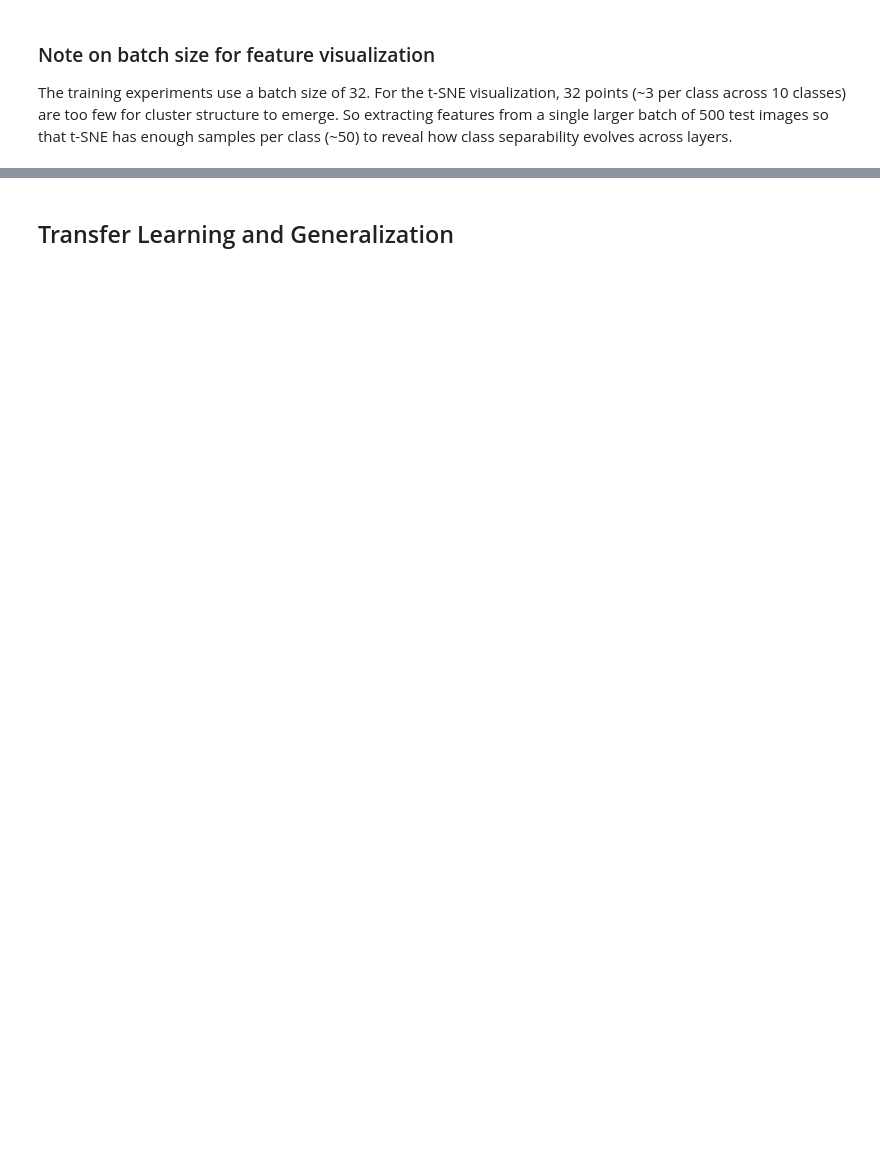
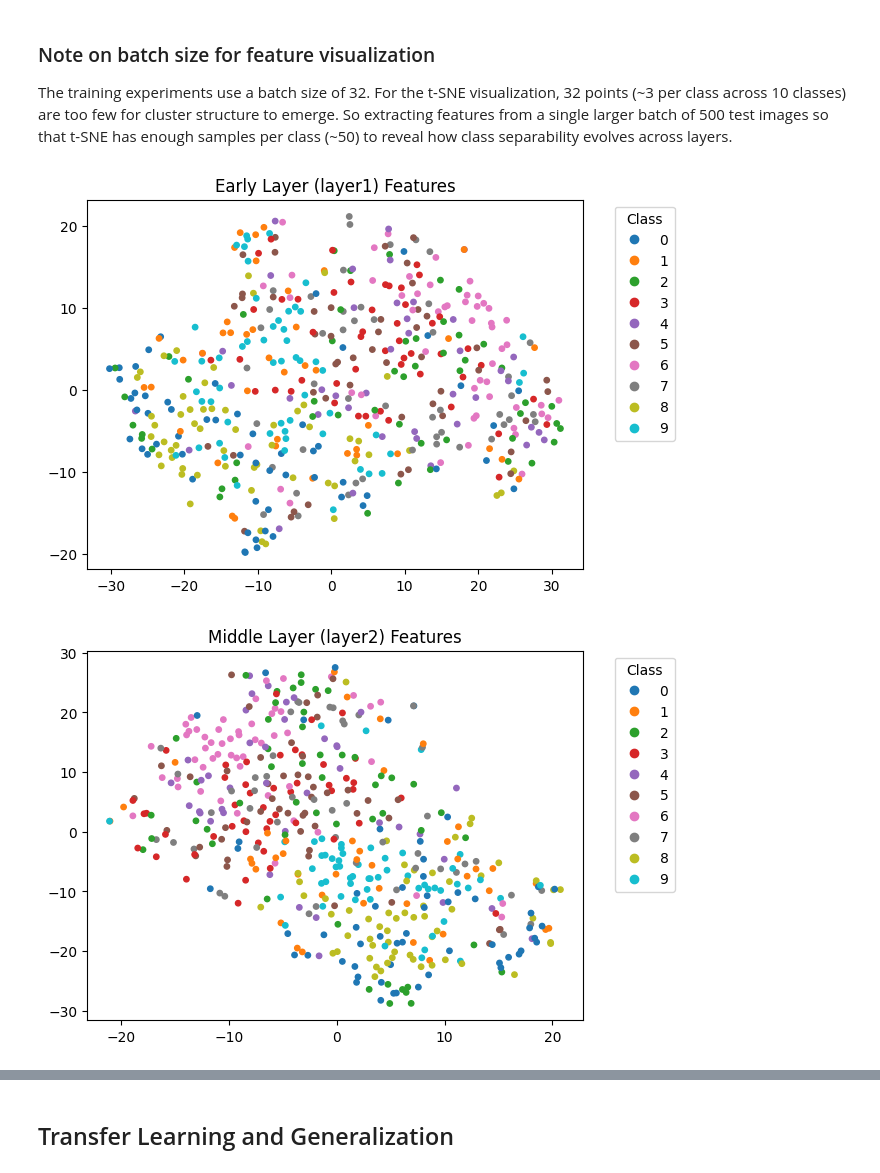
Before and after one commit to shujaabbasn/ATML, a Jupyter notebook: pa0/task1_resnet/task1.ipynb, the cells around one changed output, grey strips where cells are left out. Cells and saved outputs as stored; diff of their text form; code cells hidden in the pictures; blank space fills up the shorter version.

```diff
--- a/pa0/task1_resnet/task1.ipynb
+++ b/pa0/task1_resnet/task1.ipynb
@@ -250,17 +258,23 @@ The training experiments use a batch size of 32. For the t-SNE visualization, 32
 # %%
 loader_500=DataLoader(testing_set,batch_size=500,shuffle=False)
 
 early_layer_features.clear()
 middle_layer_features.clear()
 late_layer_features.clear()
 
 images,labels=next(iter(loader_500))
 images=images.to(device)
 
 with torch.no_grad():
     feature_extractor_model(images)
 
 early_features=early_layer_features[0].mean(dim=[2,3]).cpu().numpy()
 middle_features=middle_layer_features[0].mean(dim=[2,3]).cpu().numpy()
 late_features=late_layer_features[0].mean(dim=[2,3]).cpu().numpy()
 labels_array=labels.numpy()
+plot_layer_features(early_features,"Early Layer (layer1) Features","tsne_early.png")
+plot_layer_features(middle_features,"Middle Layer (layer2) Features","tsne_middle.png")
+plot_layer_features(late_features,"Late Layer (layer4) Features","tsne_late.png")
+# %% [output]
+[figure, added]
+[figure, added]
```
Also changed, not shown: parts of 12 cells of this notebook, 8 other files.
